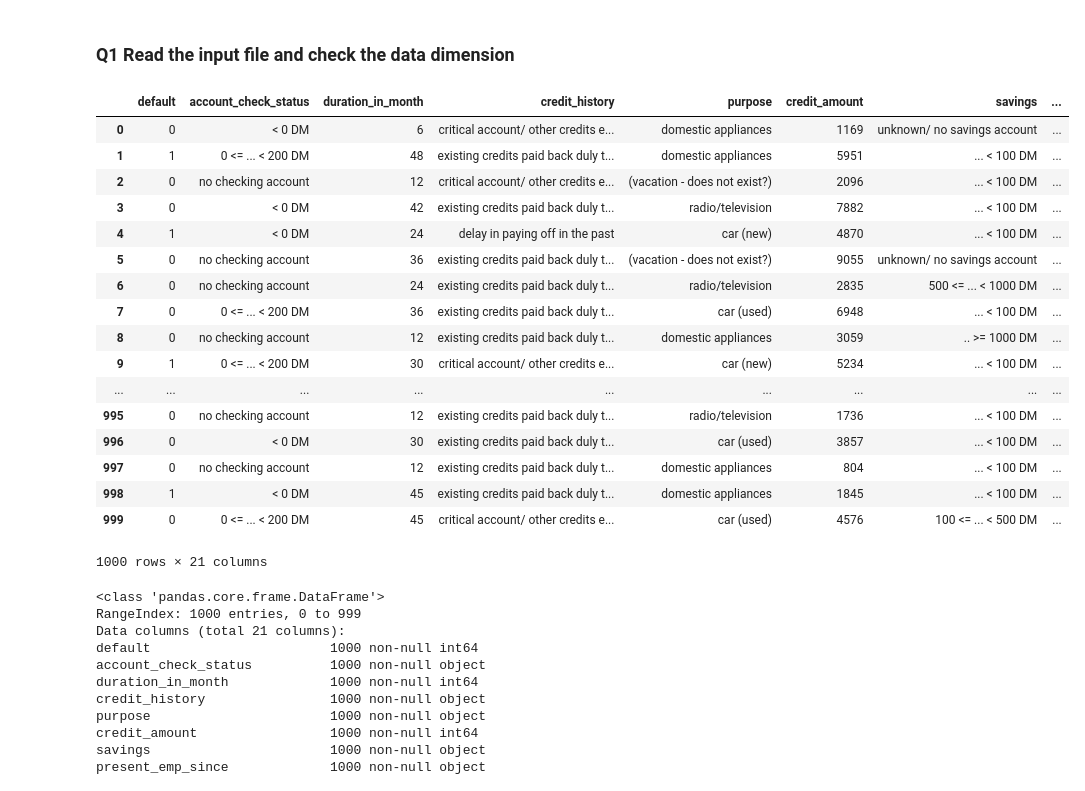
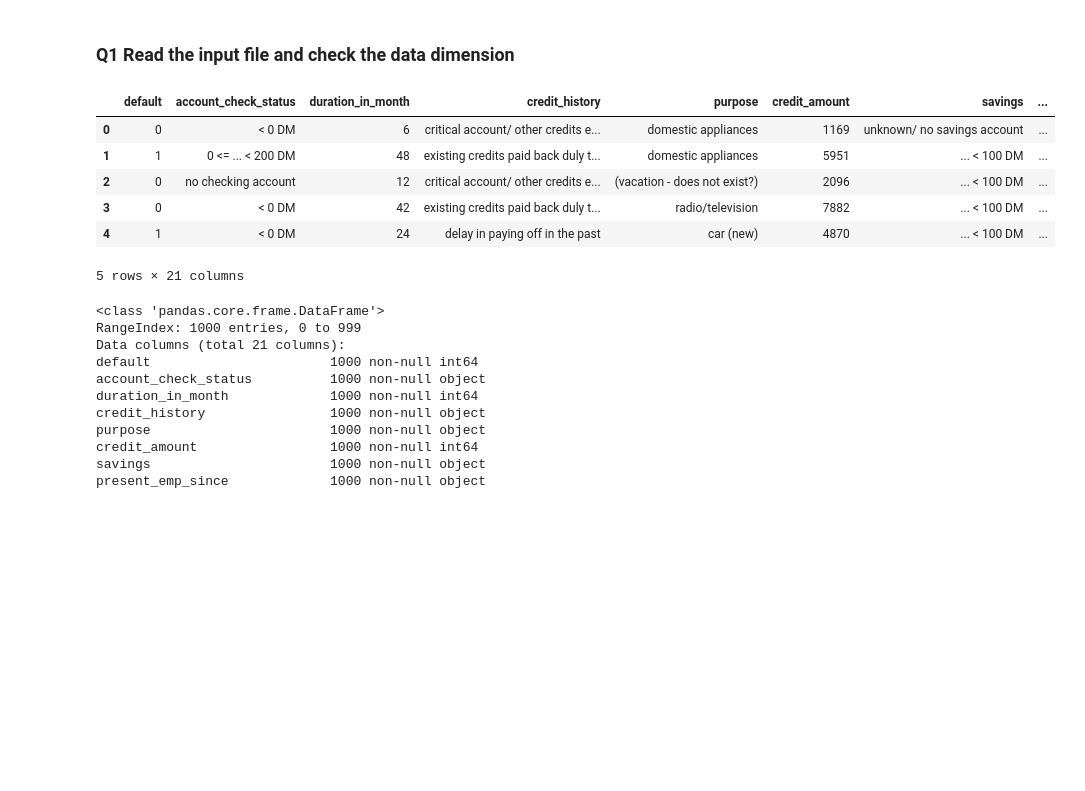
Before and after one commit to GreatLearningAIML1/bangalore-aug19-batch-pavan88, a Jupyter notebook: R4_External_Lab_Validation_Accuracy .ipynb, the cells around one changed output. Drawn from its saved outputs; the diff is of its cells as text; code cells hidden in the pictures; blank space fills up the shorter version.

```diff
--- a/R4_External_Lab_Validation_Accuracy .ipynb
+++ b/R4_External_Lab_Validation_Accuracy .ipynb
@@ -22,26 +22,15 @@ from sklearn.svm import SVC
 # "default" is my dependent variable
 # %%
 german_data = pd.read_csv("german_credit.csv")
-german_data
+german_data.head()
 # %% [output]
 |  | default | account_check_status | duration_in_month | credit_history | purpose | credit_amount | savings | ... |
 | 0 | 0 | < 0 DM | 6 | critical account/ other credits e... | domestic appliances | 1169 | unknown/ no savings account | ... |
 | 1 | 1 | 0 <= ... < 200 DM | 48 | existing credits paid back duly t... | domestic appliances | 5951 | ... < 100 DM | ... |
 | 2 | 0 | no checking account | 12 | critical account/ other credits e... | (vacation - does not exist?) | 2096 | ... < 100 DM | ... |
 | 3 | 0 | < 0 DM | 42 | existing credits paid back duly t... | radio/television | 7882 | ... < 100 DM | ... |
 | 4 | 1 | < 0 DM | 24 | delay in paying off in the past | car (new) | 4870 | ... < 100 DM | ... |
-| 5 | 0 | no checking account | 36 | existing credits paid back duly t... | (vacation - does not exist?) | 9055 | unknown/ no savings account | ... |
-| 6 | 0 | no checking account | 24 | existing credits paid back duly t... | radio/television | 2835 | 500 <= ... < 1000 DM | ... |
-| 7 | 0 | 0 <= ... < 200 DM | 36 | existing credits paid back duly t... | car (used) | 6948 | ... < 100 DM | ... |
-| 8 | 0 | no checking account | 12 | existing credits paid back duly t... | domestic appliances | 3059 | .. >= 1000 DM | ... |
-| 9 | 1 | 0 <= ... < 200 DM | 30 | critical account/ other credits e... | car (new) | 5234 | ... < 100 DM | ... |
-| ... | ... | ... | ... | ... | ... | ... | ... | ... |
-| 995 | 0 | no checking account | 12 | existing credits paid back duly t... | radio/television | 1736 | ... < 100 DM | ... |
-| 996 | 0 | < 0 DM | 30 | existing credits paid back duly t... | car (used) | 3857 | ... < 100 DM | ... |
-| 997 | 0 | no checking account | 12 | existing credits paid back duly t... | domestic appliances | 804 | ... < 100 DM | ... |
-| 998 | 1 | < 0 DM | 45 | existing credits paid back duly t... | domestic appliances | 1845 | ... < 100 DM | ... |
-| 999 | 0 | 0 <= ... < 200 DM | 45 | critical account/ other credits e... | car (used) | 4576 | 100 <= ... < 500 DM | ... |
-1000 rows × 21 columns
+5 rows × 21 columns
 # %%
 german_data.info()
 # %% [output]
```
Also changed, not shown: parts of 11 cells of this notebook.
